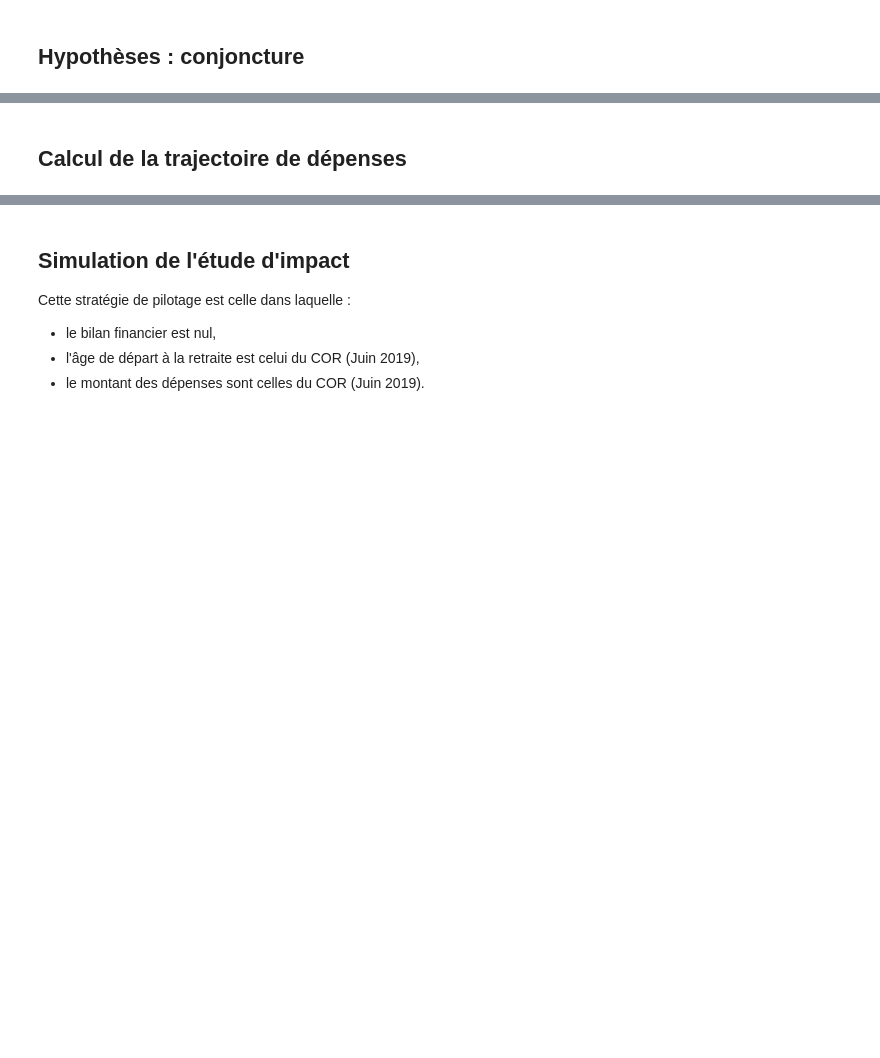
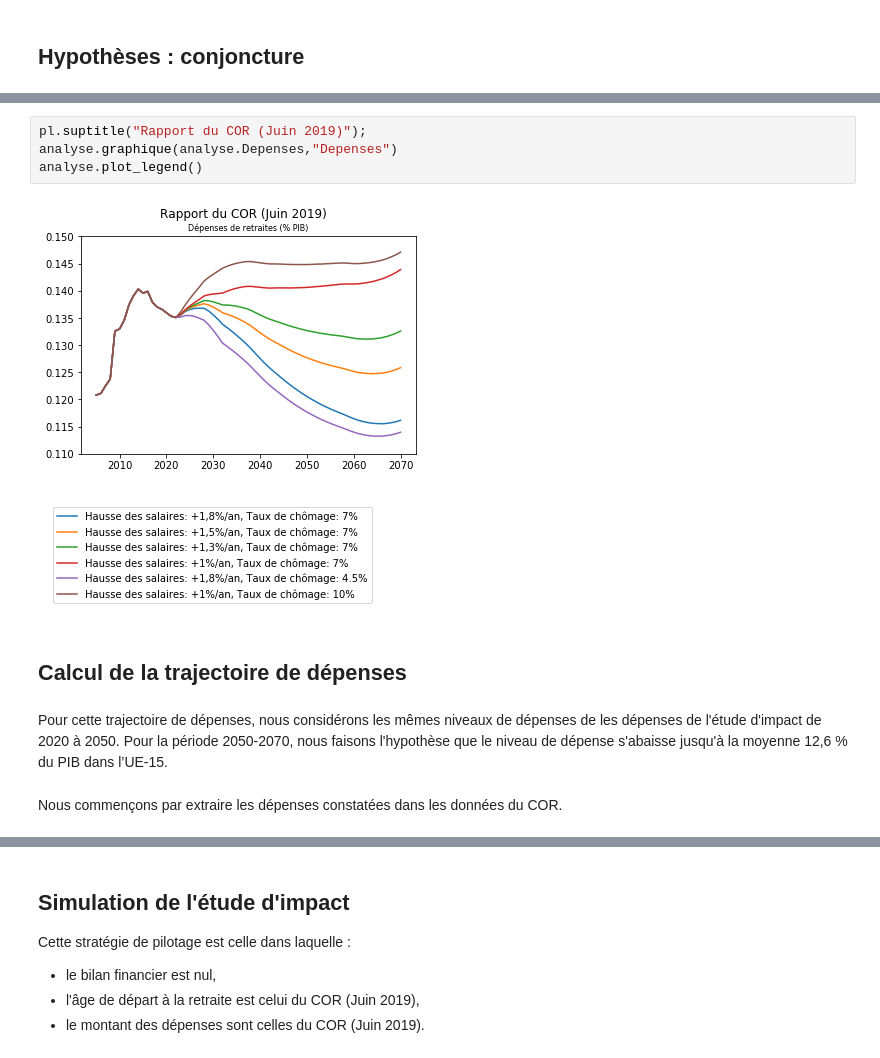
Before and after one commit to brunoscherrer/retraites, a Jupyter notebook: doc/simulation-Etude-Impact.ipynb, the cells around one changed output, grey strips where cells are left out. Cells and saved outputs as stored; diff of their text form; blank space fills up the shorter version.

```diff
--- a/doc/simulation-Etude-Impact.ipynb
+++ b/doc/simulation-Etude-Impact.ipynb
@@ -54,2 +59,13 @@ pl.tight_layout(rect=[0, 0.03, 1, 0.95])
+# %%
+pl.suptitle("Rapport du COR (Juin 2019)");
+analyse.graphique(analyse.Depenses,"Depenses")
+analyse.plot_legend()
+# %% [output]
+[figure, added]
+[figure, added]
 # %% [markdown]
 ## Calcul de la trajectoire de dépenses
+# %% [markdown]
+Pour cette trajectoire de dépenses, nous considérons les mêmes niveaux de dépenses de les dépenses de l'étude d'impact de 2020 à 2050. Pour la période 2050-2070, nous faisons l'hypothèse que le niveau de dépense s'abaisse jusqu'à la moyenne 12,6 % du PIB dans l’UE-15.
+# %% [markdown]
+Nous commençons par extraire les dépenses constatées dans les données du COR.
```
Also changed, not shown: parts of 22 cells of this notebook, 4 other files.
